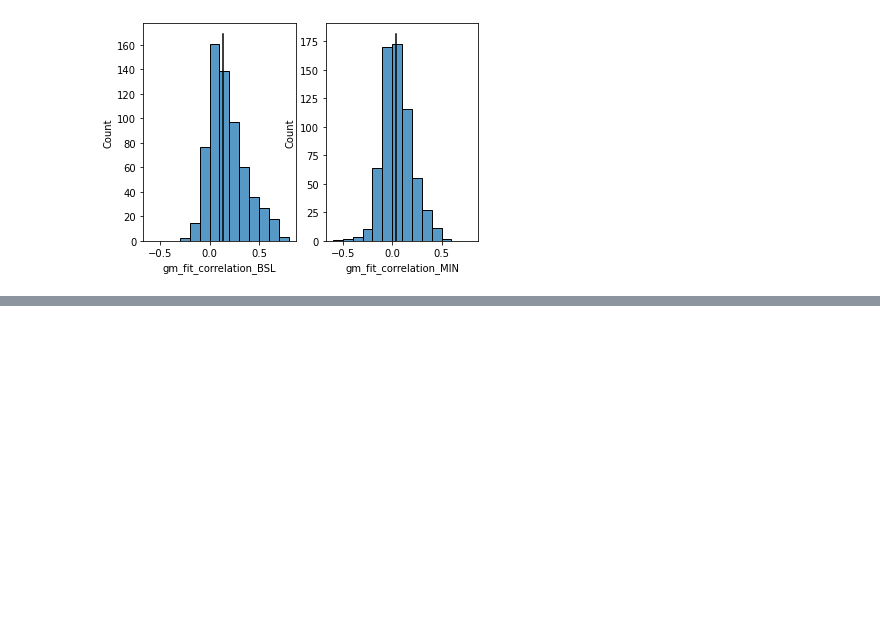
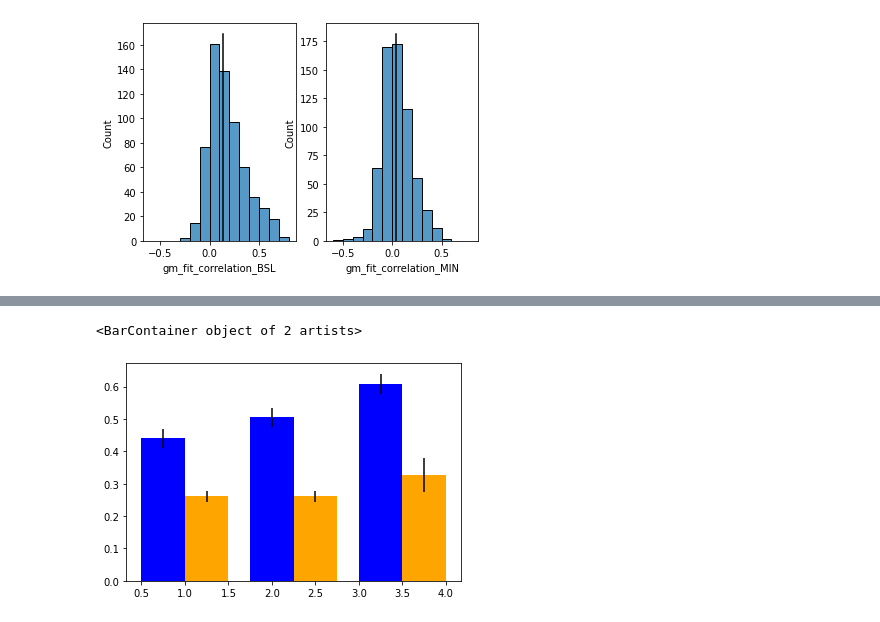
Before and after one commit to nurminenlab/variability-sizetuning-analysis, a Jupyter notebook: notebooks/correlation-notebook-2022-01-20.ipynb, the cells around one changed output, grey strips where cells are left out. Saved outputs shown, nothing was run; the diff lists cells and outputs as text; code cells hidden in the pictures; blank space fills up the shorter version.

```diff
--- a/notebooks/correlation-notebook-2022-01-20.ipynb
+++ b/notebooks/correlation-notebook-2022-01-20.ipynb
@@ -445,0 +462,33 @@ The PostScript backend does not support transparency; partially transparent arti
+# %%
+n_boots = 10000
+RF_median_boot_SG = np.nan * np.ones(n_boots)
+C_median_boot_SG = np.nan * np.ones(n_boots)
+RF_median_boot_G = np.nan * np.ones(n_boots)
+C_median_boot_G = np.nan * np.ones(n_boots)
+RF_median_boot_IG = np.nan * np.ones(n_boots)
+C_median_boot_IG = np.nan * np.ones(n_boots)
+
+SG = params_df.query('layer_type == "SGSG"')
+G = params_df.query('layer_type == "GG"')
+IG = params_df.query('layer_type == "IGIG"')
+
+for i in range(n_boots):
+    idx = np.random.randint(0,len(SG),len(SG))
+    RF_median_boot_SG[i] = SG.iloc[idx]['gm_fit_RF'].median()
+    C_median_boot_SG[i]  = SG.iloc[idx]['gm_fit_correlation_MAX_diam'].median()
+    idx = np.random.randint(0,len(G),len(G))
+    RF_median_boot_G[i] = G.iloc[idx]['gm_fit_RF'].median()
+    C_median_boot_G[i]  = G.iloc[idx]['gm_fit_correlation_MAX_diam'].median()
+    idx = np.random.randint(0,len(IG),len(IG))
+    RF_median_boot_IG[i] = IG.iloc[idx]['gm_fit_RF'].median()
+    C_median_boot_IG[i]  = IG.iloc[idx]['gm_fit_correlation_MAX_diam'].median()
+# %%
+ax = plt.subplot(1,1,1)
+ax.bar([0.75,1.25],[SG['gm_fit_RF'].median(),G['gm_fit_correlation_MAX_diam'].median()],yerr=[np.nanstd(RF_median_boot_SG),np.nanstd(C_median_boot_SG)],color=['blue','orange'],ecolor='k',width=0.5,align='center')
+ax.bar(np.array([1.75,2.25])+0.25,[G['gm_fit_RF'].median(),G['gm_fit_correlation_MAX_diam'].median()],yerr=[np.nanstd(RF_median_boot_SG),np.nanstd(C_median_boot_SG)],color=['blue','orange'],ecolor='k',width=0.5,align='center')
+ax.bar(np.array([2.75,3.25])+2*0.25,[IG['gm_fit_RF'].median(),IG['gm_fit_correlation_MAX_diam'].median()],yerr=[np.nanstd(RF_median_boot_IG),np.nanstd(C_median_boot_IG)],color=['blue','orange'],ecolor='k',width=0.5,align='center')
+ax.set_xticks([1,2.25,3.5])
+ax.set_xticklabels(['SG','G','IG'])
+# %% [output]
+<BarContainer object of 2 artists>
+[figure, added]
```
Also changed, not shown: parts of 8 cells of this notebook.
